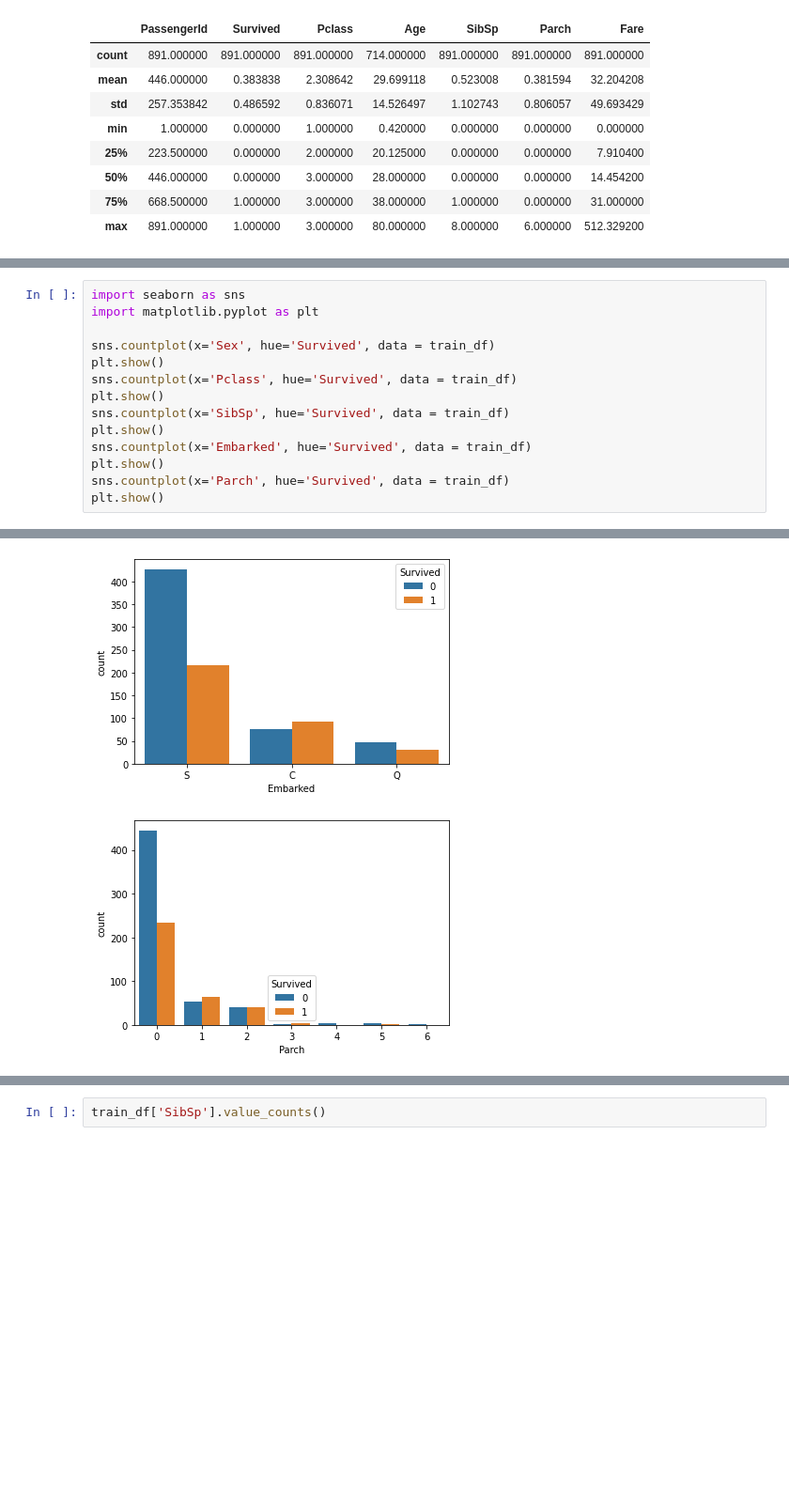
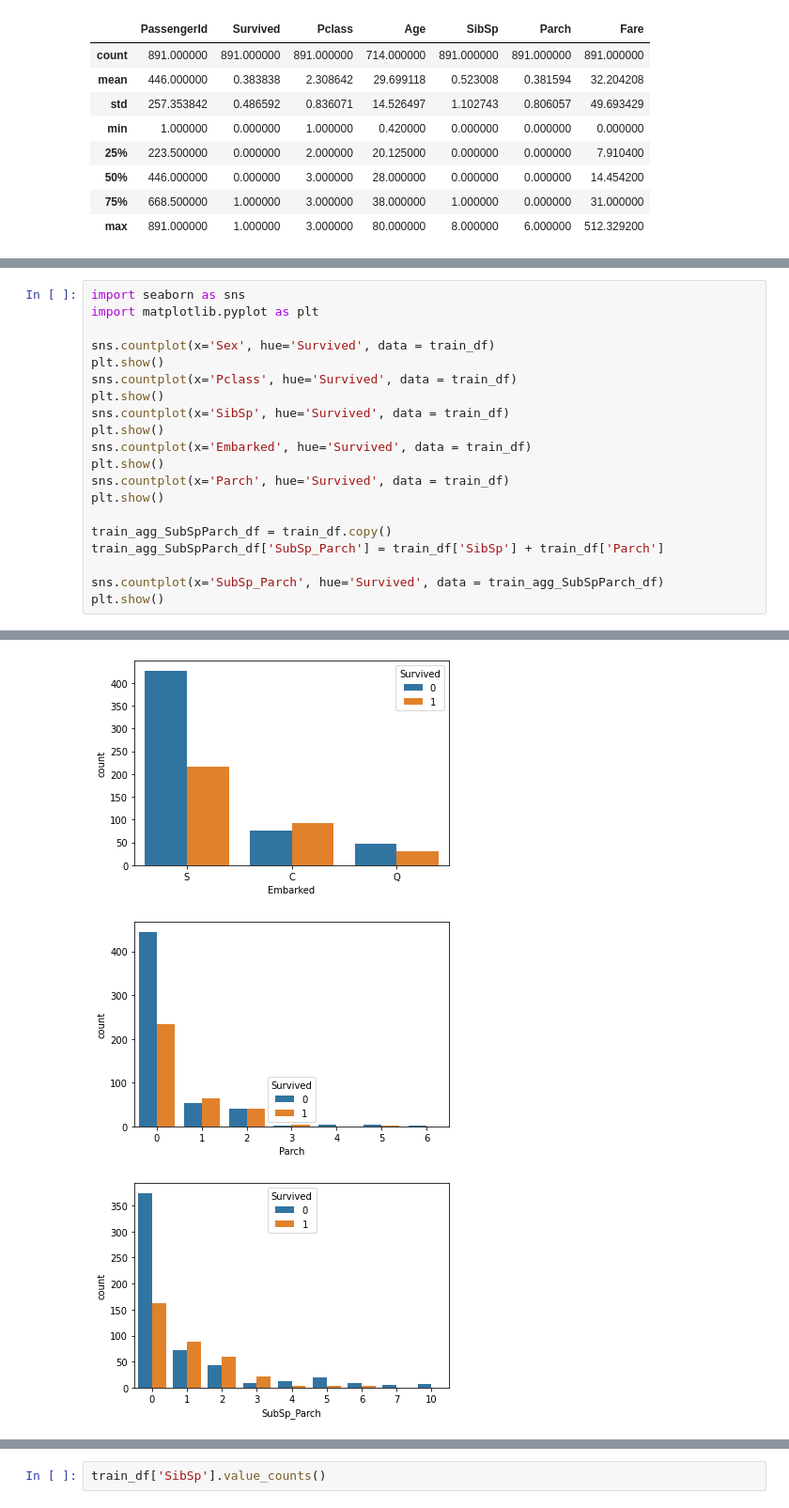
Before and after one commit to korntewin/practice-handson-ml2, a Jupyter notebook: titanic-ch2-exercise.ipynb, the cells around one changed output, grey strips where cells are left out. Shown: that part at 94% size. Cells and saved outputs as stored; diff of their text form; blank space fills up the shorter version.

```diff
--- a/titanic-ch2-exercise.ipynb
+++ b/titanic-ch2-exercise.ipynb
@@ -116,21 +84,28 @@ train_df.head(20)
 # %%
 import seaborn as sns
 import matplotlib.pyplot as plt
 
 sns.countplot(x='Sex', hue='Survived', data = train_df)
 plt.show()
 sns.countplot(x='Pclass', hue='Survived', data = train_df)
 plt.show()
 sns.countplot(x='SibSp', hue='Survived', data = train_df)
 plt.show()
 sns.countplot(x='Embarked', hue='Survived', data = train_df)
 plt.show()
 sns.countplot(x='Parch', hue='Survived', data = train_df)
 plt.show()
+
+train_agg_SubSpParch_df = train_df.copy()
+train_agg_SubSpParch_df['SubSp_Parch'] = train_df['SibSp'] + train_df['Parch']
+
+sns.countplot(x='SubSp_Parch', hue='Survived', data = train_agg_SubSpParch_df)
+plt.show()
 # %% [output]
 [figure]
 [figure]
 [figure]
 [figure]
 [figure]
+[figure, added]
 # %%
```
Also changed, not shown: parts of 37 cells of this notebook, 1 other file.
